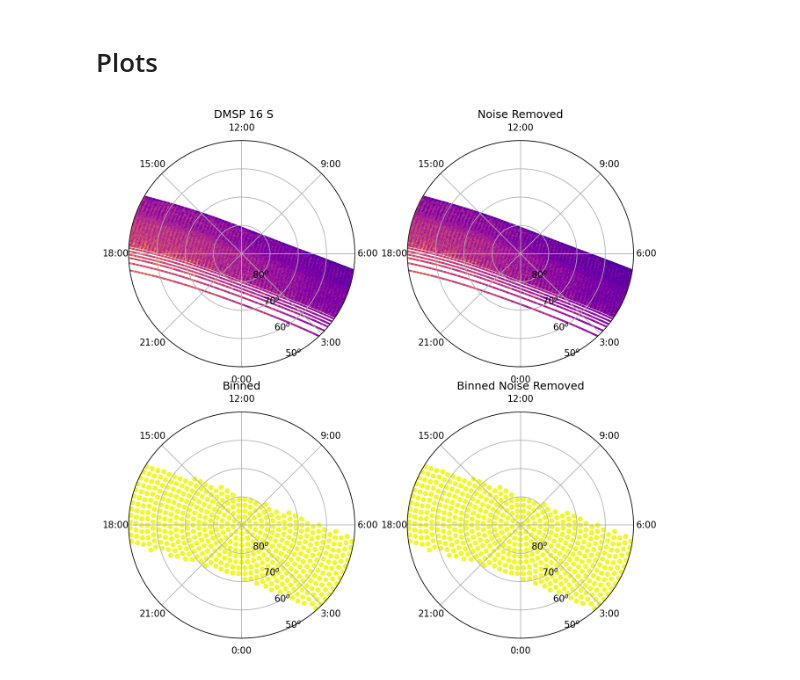
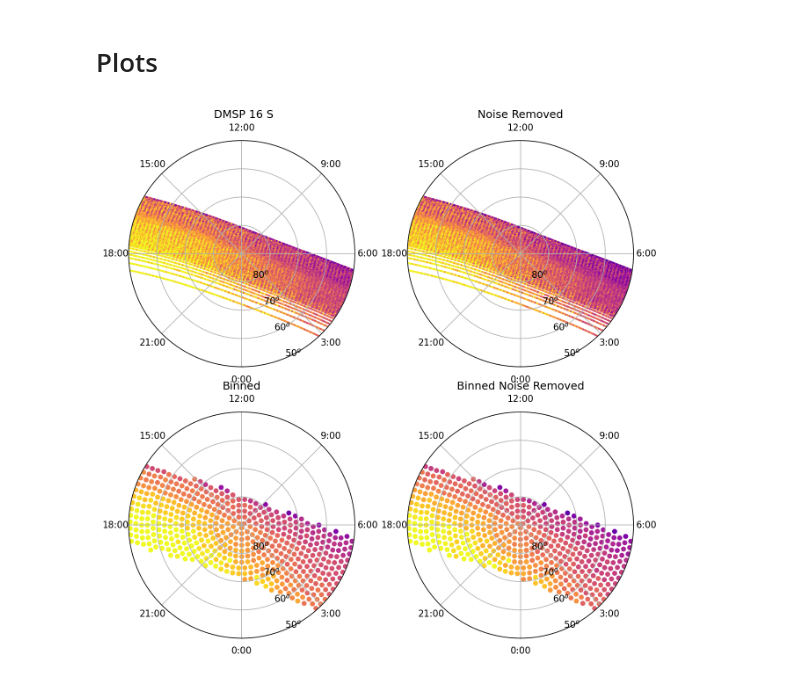
Before and after one commit to jali7001/LBH_to_eflux, a Jupyter notebook: notebooks/observation_tests/plot_ssusi_file.ipynb, the cells around one changed output. Cells and saved outputs as stored; diff of their text form; code cells hidden in the pictures.

```diff
--- a/notebooks/observation_tests/plot_ssusi_file.ipynb
+++ b/notebooks/observation_tests/plot_ssusi_file.ipynb
@@ -50,34 +50,34 @@ median_time_for_hemi_pass = np.nanmedian(jds)
 # %%
 %matplotlib inline
 
 f = plt.figure(figsize=(10,10),dpi=150)
-
-potkwargs = {'s' : 1,'cmap':'plasma','vmin':0,'vmax': 25}
+vmax = np.nanmax(obs)*0.5
+potkwargs = {'s' : 1,'cmap':'plasma','vmin':0,'vmax': vmax}
 
 startdt = jd2datetime(np.nanmin(ssusi_obs['jds']))
 enddt = jd2datetime(np.nanmax(ssusi_obs['jds']))
 dt = datetime.datetime(startdt.year, startdt.month, startdt.day)
 ax_1 = f.add_subplot(221, projection = 'polar')
 ssusi_obs.plot_obs(ax_1, **potkwargs)
 ax_1.set_title(' DMSP {} {}'.format(dmsp, hemisphere))
 
 ax_2 = f.add_subplot(222, projection = 'polar')
 ssusi_obs_no_noise.plot_obs(ax_2, **potkwargs)
 ax_2.set_title('Noise Removed'.format(dmsp, hemisphere))
 
-potkwargs = {'s':20,'cmap':'plasma','vmin':0,'vmax': 0.7}
+potkwargs = {'s':20,'cmap':'plasma','vmin':0,'vmax': vmax}
 
 ax_3 = f.add_subplot(223, projection = 'polar')
 ssusi_obs_binned.plot_obs(ax_3, **potkwargs)
 ax_3.set_title('Binned'.format(dmsp, hemisphere))
 
 startdt = jd2datetime(np.nanmin(ssusi_obs_binned_no_noise['jds']))
 enddt = jd2datetime(np.nanmax(ssusi_obs_binned_no_noise['jds']))
 dt = datetime.datetime(startdt.year, startdt.month, startdt.day)
 
 ax_4 = f.add_subplot(224, projection = 'polar')
 ssusi_obs_binned_no_noise.plot_obs(ax_4, **potkwargs)
 ax_4.set_title('Binned Noise Removed'.format(dmsp, hemisphere))
 plt.show()
 # %% [output]
-[figure, old version]
+[figure, new version]
```
Also changed, not shown: 1 other file.
